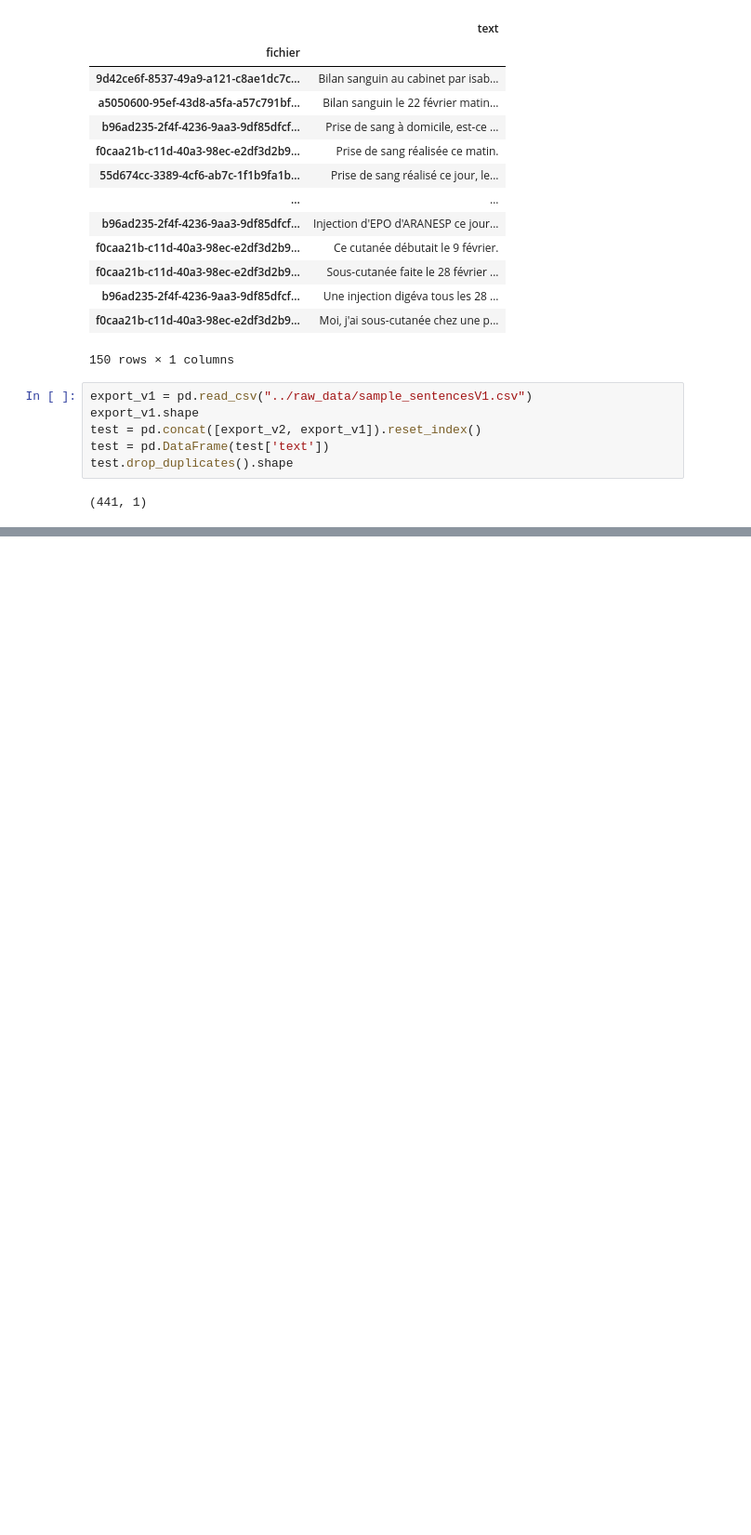
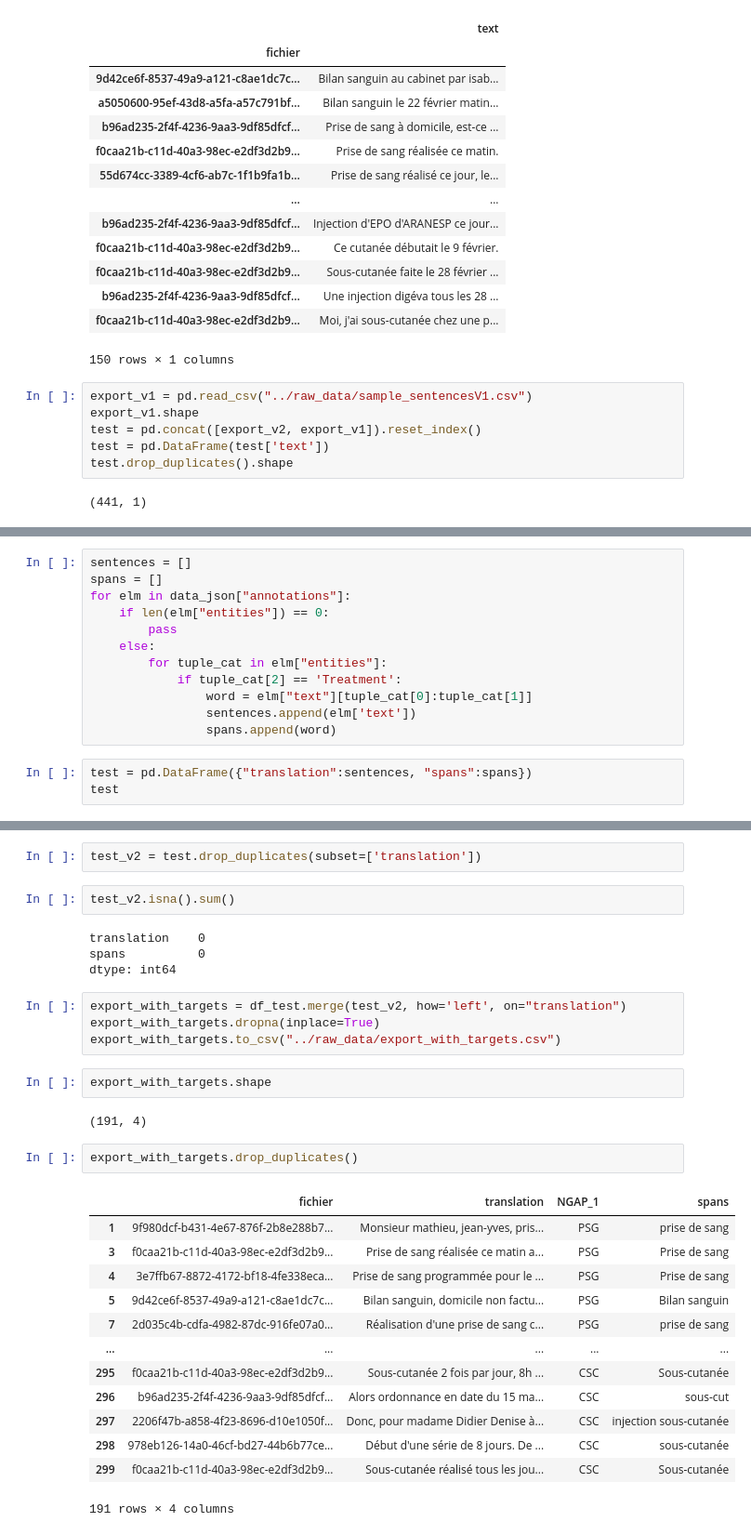
Before and after one commit to GeoffroyGit/ephesus, a Jupyter notebook: notebooks/LABELISATION.ipynb, the cells around one changed output, grey strips where cells are left out. Shown: that part at 93% size. Saved outputs shown, nothing was run; the diff lists cells and outputs as text; blank space fills up the shorter version.

```diff
--- a/notebooks/LABELISATION.ipynb
+++ b/notebooks/LABELISATION.ipynb
@@ -259,0 +350,15 @@ export_v2.to_csv("../raw_data/sample_sentencesV3.csv", index=False)
+# %%
+sentences = []
+spans = []
+for elm in data_json["annotations"]:
+    if len(elm["entities"]) == 0:
+        pass
+    else:
+        for tuple_cat in elm["entities"]:
+            if tuple_cat[2] == 'Treatment':
+                word = elm["text"][tuple_cat[0]:tuple_cat[1]]
+                sentences.append(elm['text'])
+                spans.append(word)
+# %%
+test = pd.DataFrame({"translation":sentences, "spans":spans})
+test
@@ -259,0 +379,32 @@ export_v2.to_csv("../raw_data/sample_sentencesV3.csv", index=False)
+# %%
+test_v2 = test.drop_duplicates(subset=['translation'])
+# %%
+test_v2.isna().sum()
+# %% [output]
+translation    0
+spans          0
+dtype: int64
+# %%
+export_with_targets = df_test.merge(test_v2, how='left', on="translation")
+export_with_targets.dropna(inplace=True)
+export_with_targets.to_csv("../raw_data/export_with_targets.csv")
+# %%
+export_with_targets.shape
+# %% [output]
+(191, 4)
+# %%
+export_with_targets.drop_duplicates()
+# %% [output]
+|  | fichier | translation | NGAP_1 | spans |
+| 1 | 9f980dcf-b431-4e67-876f-2b8e288b7... | Monsieur mathieu, jean-yves, pris... | PSG | prise de sang |
+| 3 | f0caa21b-c11d-40a3-98ec-e2df3d2b9... | Prise de sang réalisée ce matin a... | PSG | Prise de sang |
+| 4 | 3e7ffb67-8872-4172-bf18-4fe338eca... | Prise de sang programmée pour le ... | PSG | Prise de sang |
+| 5 | 9d42ce6f-8537-49a9-a121-c8ae1dc7c... | Bilan sanguin, domicile non factu... | PSG | Bilan sanguin |
+| 7 | 2d035c4b-cdfa-4982-87dc-916fe07a0... | Réalisation d'une prise de sang c... | PSG | prise de sang |
+| ... | ... | ... | ... | ... |
+| 295 | f0caa21b-c11d-40a3-98ec-e2df3d2b9... | Sous-cutanée 2 fois par jour, 8h ... | CSC | Sous-cutanée |
+| 296 | b96ad235-2f4f-4236-9aa3-9df85dfcf... | Alors ordonnance en date du 15 ma... | CSC | sous-cut |
+| 297 | 2206f47b-a858-4f23-8696-d10e1050f... | Donc, pour madame Didier Denise à... | CSC | injection sous-cutanée |
+| 298 | 978eb126-14a0-46cf-bd27-44b6b77ce... | Début d'une série de 8 jours. De ... | CSC | sous-cutanée |
+| 299 | f0caa21b-c11d-40a3-98ec-e2df3d2b9... | Sous-cutanée réalisé tous les jou... | CSC | Sous-cutanée |
+191 rows × 4 columns
```
Also changed, not shown: parts of 24 cells of this notebook, 2 other files.
